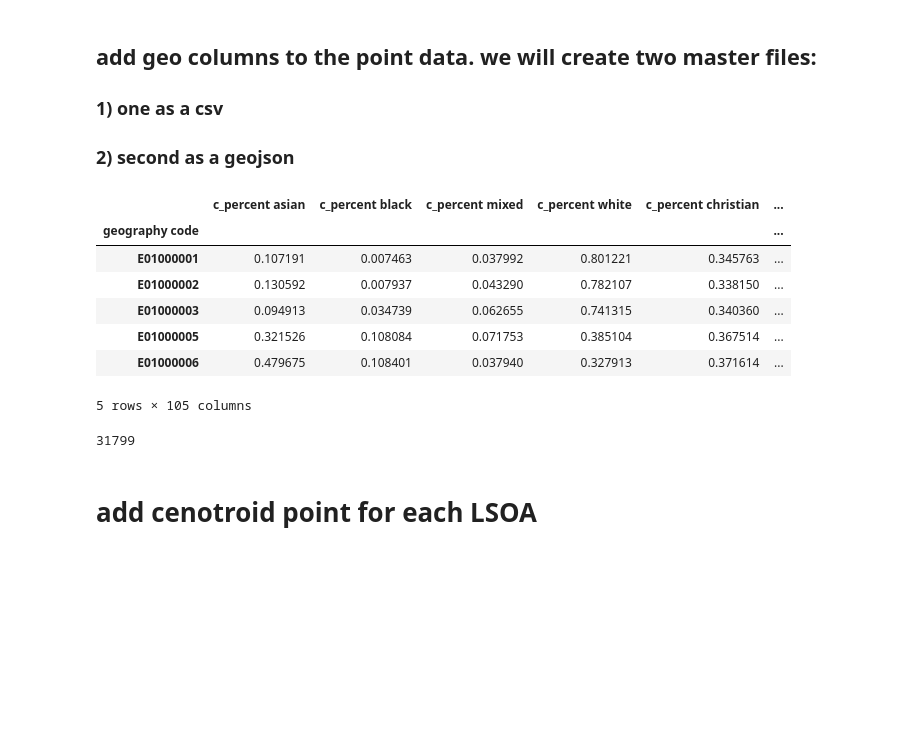
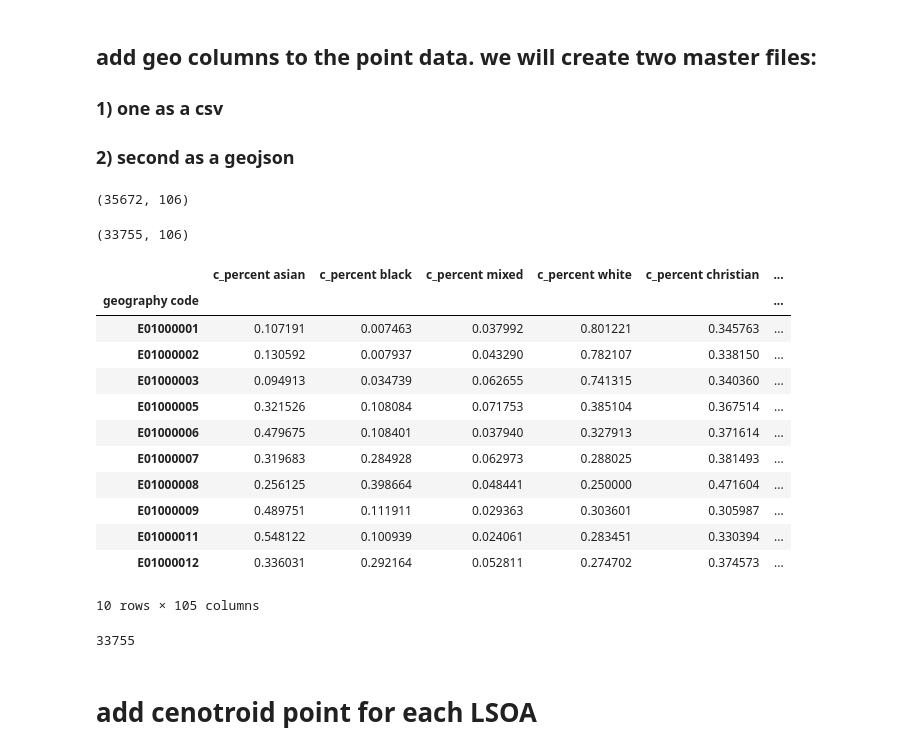
Before and after one commit to sanja7s/MedSat, a Jupyter notebook: code/collate_data/data_master.ipynb, the cells around one changed output. Saved outputs shown, nothing was run; the diff lists cells and outputs as text; code cells hidden in the pictures; blank space fills up the shorter version.

```diff
--- a/code/collate_data/data_master.ipynb
+++ b/code/collate_data/data_master.ipynb
@@ -51,8 +51,8 @@ len(env), len(env.drop_duplicates()), len(set(env.index)), len(env['geography co
 # %% [markdown]
 # Merge the different modalities
 # %%
-data = controls.merge(outcomes, on=['geography code'])
-data = data.merge(env, on=['geography code'])
+data = controls.merge(outcomes, on=['geography code'], how='outer')
+data = data.merge(env, on=['geography code'], how='outer')
 # %%
 len(data), len(data.drop_duplicates()), len(set(data.index)), len(data['geography code'].unique())
 # %% [output]
@@ -111,18 +121,33 @@ spatial_data = data.merge(geo_columns.\
 # region_spatial_data = data.merge(region_geo_columns.\
 #                 rename(columns={'LSOA21CD':'geography code', 'RGN22NM':'region'}),
 #                 on='geography code')
+# %%
+spatial_data.shape
+# %% [output]
+(35672, 106)
+# %%
+spatial_data = spatial_data[spatial_data['geography code'].str.startswith('E')]
+# %%
+spatial_data.shape
+# %% [output]
+(33755, 106)
 # %%
 spatial_data = spatial_data.set_index('geography code')
-spatial_data.head()
+spatial_data.head(10)
 # %% [output]
 |  | c_percent asian | c_percent black | c_percent mixed | c_percent white | c_percent christian | ... |
 | geography code |  |  |  |  |  | ... |
 | E01000001 | 0.107191 | 0.007463 | 0.037992 | 0.801221 | 0.345763 | ... |
 | E01000002 | 0.130592 | 0.007937 | 0.043290 | 0.782107 | 0.338150 | ... |
 | E01000003 | 0.094913 | 0.034739 | 0.062655 | 0.741315 | 0.340360 | ... |
 | E01000005 | 0.321526 | 0.108084 | 0.071753 | 0.385104 | 0.367514 | ... |
 | E01000006 | 0.479675 | 0.108401 | 0.037940 | 0.327913 | 0.371614 | ... |
+| E01000007 | 0.319683 | 0.284928 | 0.062973 | 0.288025 | 0.381493 | ... |
+| E01000008 | 0.256125 | 0.398664 | 0.048441 | 0.250000 | 0.471604 | ... |
+| E01000009 | 0.489751 | 0.111911 | 0.029363 | 0.303601 | 0.305987 | ... |
+| E01000011 | 0.548122 | 0.100939 | 0.024061 | 0.283451 | 0.330394 | ... |
+| E01000012 | 0.336031 | 0.292164 | 0.052811 | 0.274702 | 0.374573 | ... |
-5 rows × 105 columns
+10 rows × 105 columns
 # %%
 # region_spatial_data = region_spatial_data.set_index('geography code')
 # region_spatial_data.head()
@@ -130,7 +155,7 @@ spatial_data.head()
 # we see that we lose > 2K rows, i.e., LSOAs if we want to include region
 len(spatial_data) #, len(region_spatial_data)
 # %% [output]
-31799
+33755
 # %% [markdown]
 # add cenotroid point for each LSOA
 # %%
```
Also changed, not shown: parts of 4 cells of this notebook, 7 other files.
